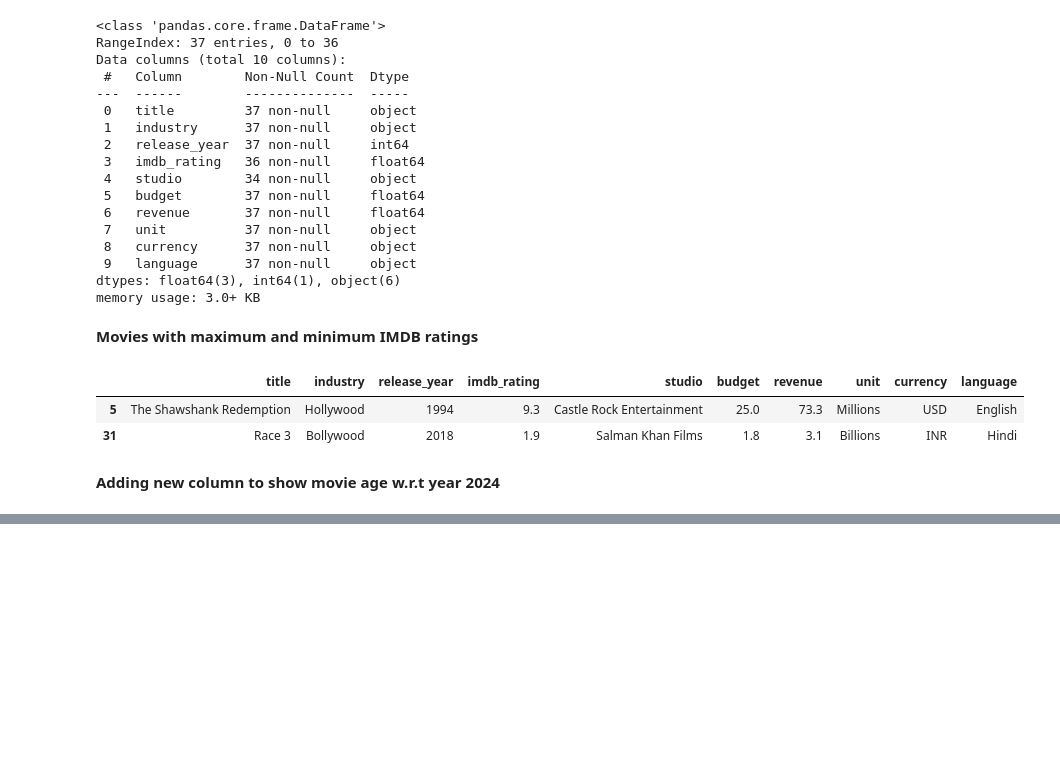
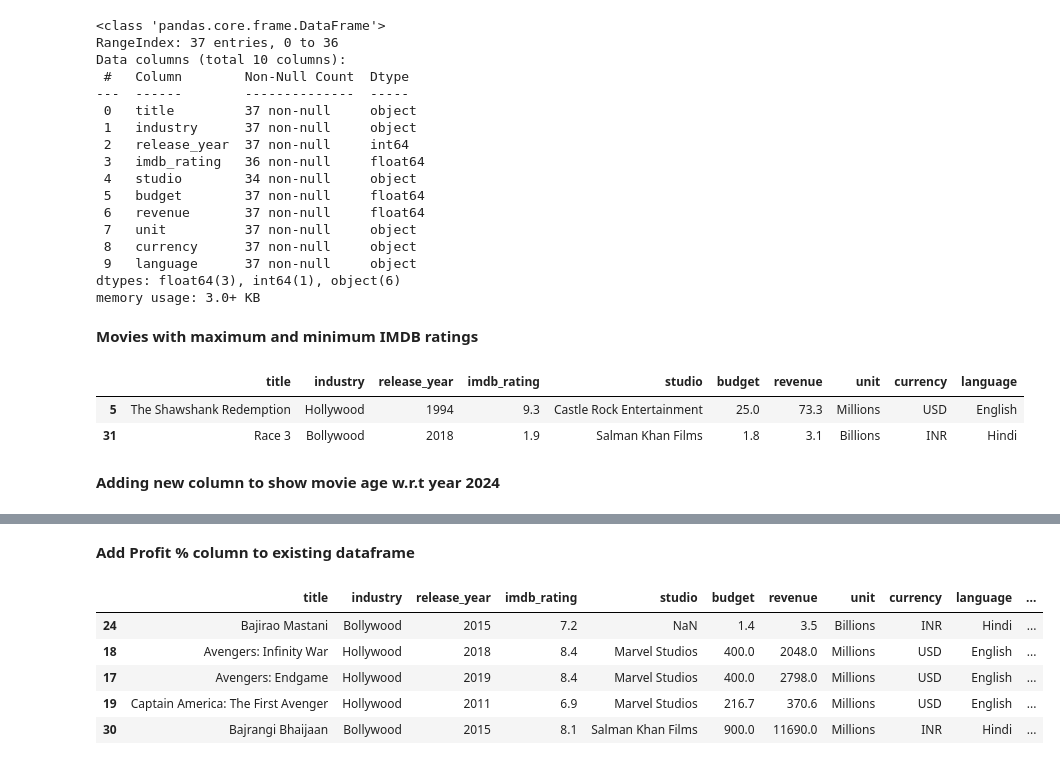
Before and after one commit to rehan1124/Codebasics-Math-And-Statistics-For-AI-Data-Science, a Jupyter notebook: Dataframe_Basics.ipynb, the cells around one changed output, grey strips where cells are left out. Saved outputs shown, nothing was run; the diff lists cells and outputs as text; code cells hidden in the pictures; blank space fills up the shorter version.

```diff
--- a/Dataframe_Basics.ipynb
+++ b/Dataframe_Basics.ipynb
@@ -147,3 +147,15 @@ df.head(5)
 | 2 | Thor: The Dark World | Hollywood | 2013 | 6.8 | Marvel Studios | 165.0 | 644.8 | Millions | USD | English | ... |
 | 3 | Thor: Ragnarok | Hollywood | 2017 | 7.9 | Marvel Studios | 180.0 | 854.0 | Millions | USD | English | ... |
 | 4 | Thor: Love and Thunder | Hollywood | 2022 | 6.8 | Marvel Studios | 250.0 | 670.0 | Millions | USD | English | ... |
+# %% [markdown]
+**Add Profit % column to existing dataframe**
+# %%
+df["Profit %"] = df.apply(lambda x: ((x["revenue"] - x["budget"]) / x["budget"]) * 100, axis=1)
+df.sample(5)
+# %% [output]
+|  | title | industry | release_year | imdb_rating | studio | budget | revenue | unit | currency | language | ... |
+| 24 | Bajirao Mastani | Bollywood | 2015 | 7.2 | NaN | 1.4 | 3.5 | Billions | INR | Hindi | ... |
+| 18 | Avengers: Infinity War | Hollywood | 2018 | 8.4 | Marvel Studios | 400.0 | 2048.0 | Millions | USD | English | ... |
+| 17 | Avengers: Endgame | Hollywood | 2019 | 8.4 | Marvel Studios | 400.0 | 2798.0 | Millions | USD | English | ... |
+| 19 | Captain America: The First Avenger | Hollywood | 2011 | 6.9 | Marvel Studios | 216.7 | 370.6 | Millions | USD | English | ... |
+| 30 | Bajrangi Bhaijaan | Bollywood | 2015 | 8.1 | Salman Khan Films | 900.0 | 11690.0 | Millions | INR | Hindi | ... |
```
Also changed, not shown: parts of 12 cells of this notebook.
